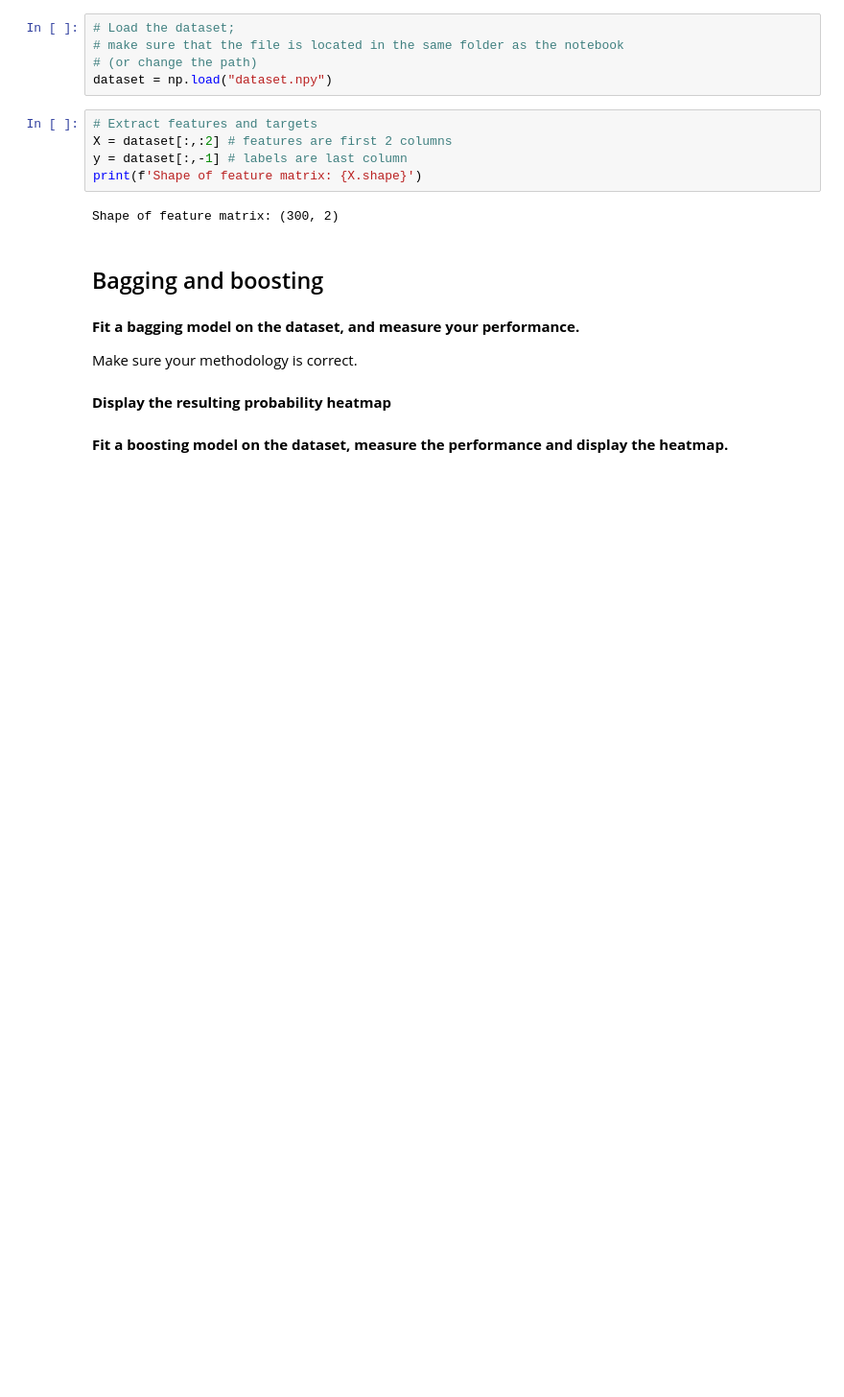
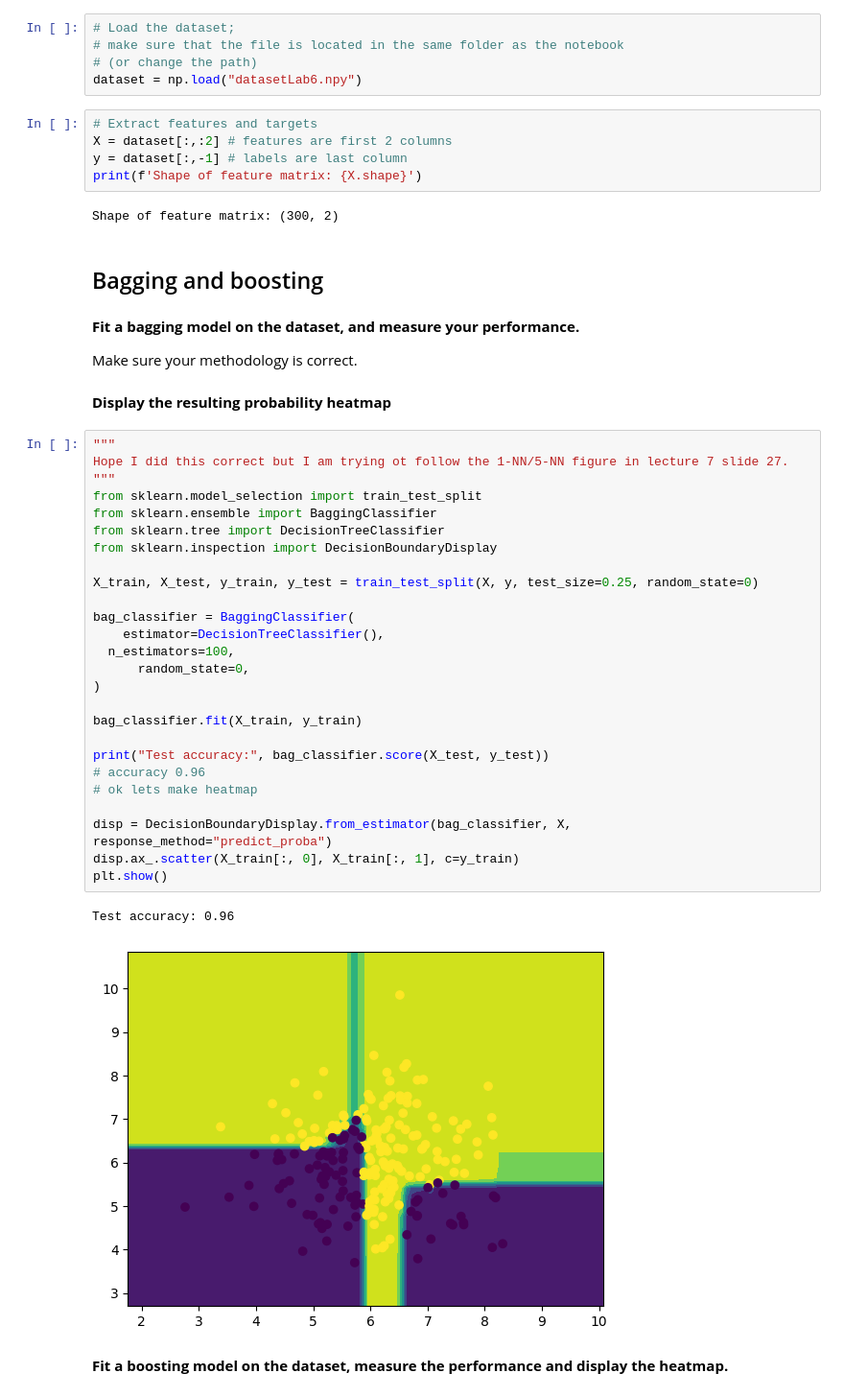
Before and after one commit to ans9868/mlclass2026, a Jupyter notebook: Labs/Lab 6 - Classifiers final edition.ipynb, the cells around one changed output. Shown at 96% size. Drawn from its saved outputs; the diff is of its cells as text; blank space fills up the shorter version.

```diff
--- a/Labs/Lab 6 - Classifiers final edition.ipynb
+++ b/Labs/Lab 6 - Classifiers final edition.ipynb
@@ -15,7 +17,7 @@ Dataset can be downloaded here: https://drive.google.com/file/d/1Sy0Ly4Xj8fzPAiP
 # Load the dataset;
 # make sure that the file is located in the same folder as the notebook
 # (or change the path)
-dataset = np.load("dataset.npy")
+dataset = np.load("datasetLab6.npy")
 # %%
 # Extract features and targets
 X = dataset[:,:2] # features are first 2 columns
@@ -31,5 +33,34 @@ Shape of feature matrix: (300, 2)
 Make sure your methodology is correct.
 # %% [markdown]
 **Display the resulting probability heatmap**
+# %%
+"""
+Hope I did this correct but I am trying ot follow the 1-NN/5-NN figure in lecture 7 slide 27.
+"""
+from sklearn.model_selection import train_test_split
+from sklearn.ensemble import BaggingClassifier
+from sklearn.tree import DecisionTreeClassifier
+from sklearn.inspection import DecisionBoundaryDisplay
+
+X_train, X_test, y_train, y_test = train_test_split(X, y, test_size=0.25, random_state=0)
+
+bag_classifier = BaggingClassifier(
+    estimator=DecisionTreeClassifier(),
+  n_estimators=100,
+      random_state=0,
+)
+
+bag_classifier.fit(X_train, y_train)
+
+print("Test accuracy:", bag_classifier.score(X_test, y_test))
+# accuracy 0.96
+# ok lets make heatmap
+
+disp = DecisionBoundaryDisplay.from_estimator(bag_classifier, X, response_method="predict_proba")
+disp.ax_.scatter(X_train[:, 0], X_train[:, 1], c=y_train)
+plt.show()
+# %% [output]
+Test accuracy: 0.96
+[figure, added]
 # %% [markdown]
 **Fit a boosting model on the dataset, measure the performance and display the heatmap.**
```
Also changed, not shown: parts of 5 cells of this notebook, 3 other files.
